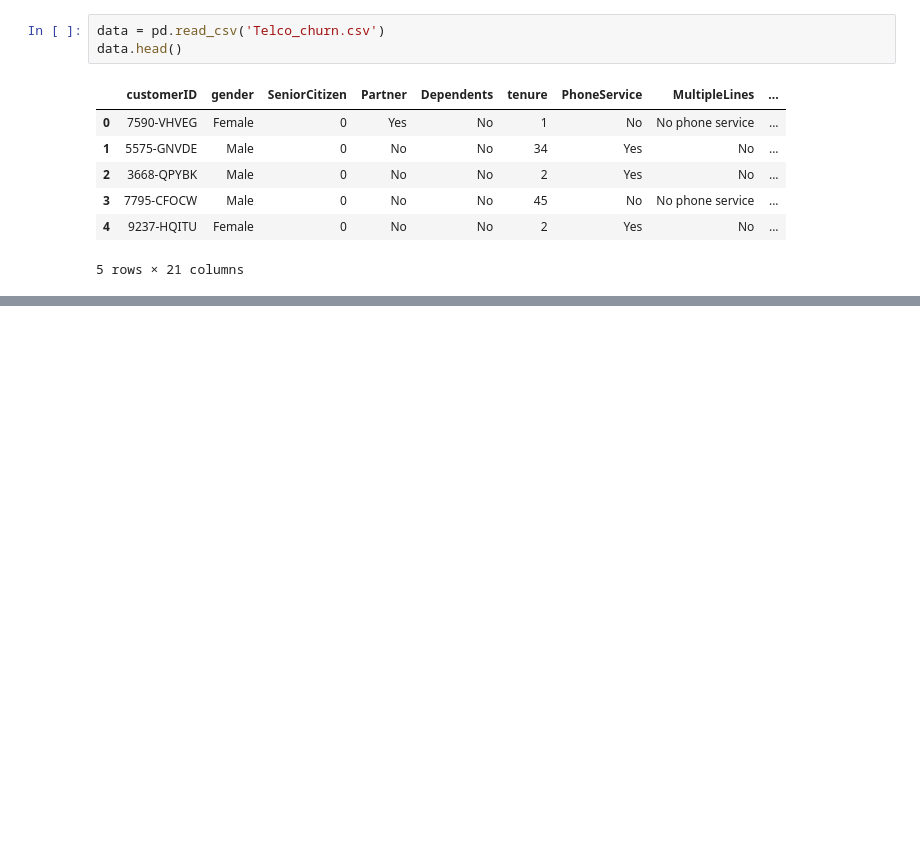
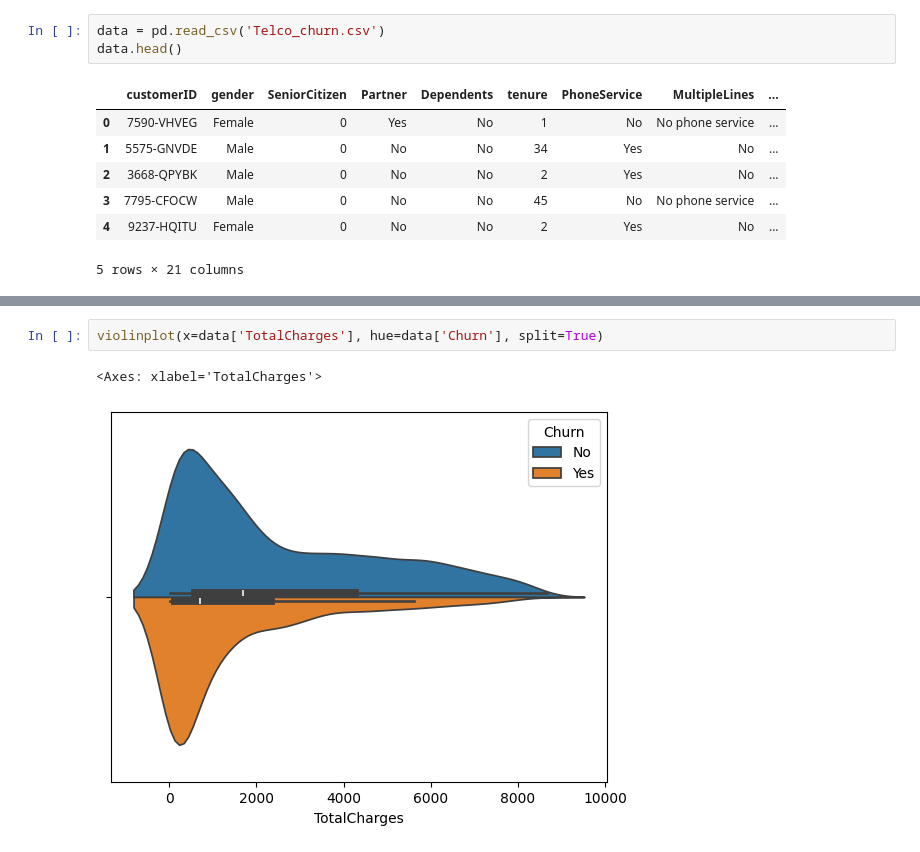
Before and after one commit to CarrotKM/Telco_Churn-Binary-Model, a Jupyter notebook: Karan_“Batman”_Mohindroo_Telco_Assignment_Template.ipynb, the cells around one changed output, grey strips where cells are left out. Drawn from its saved outputs; the diff is of its cells as text; blank space fills up the shorter version.

```diff
--- a/Karan_“Batman”_Mohindroo_Telco_Assignment_Template.ipynb
+++ b/Karan_“Batman”_Mohindroo_Telco_Assignment_Template.ipynb
@@ -97,0 +242,5 @@ data.head()
+# %%
+violinplot(x=data['TotalCharges'], hue=data['Churn'], split=True)
+# %% [output]
+<Axes: xlabel='TotalCharges'>
+[figure, added]
```
Also changed, not shown: parts of 32 cells of this notebook.
